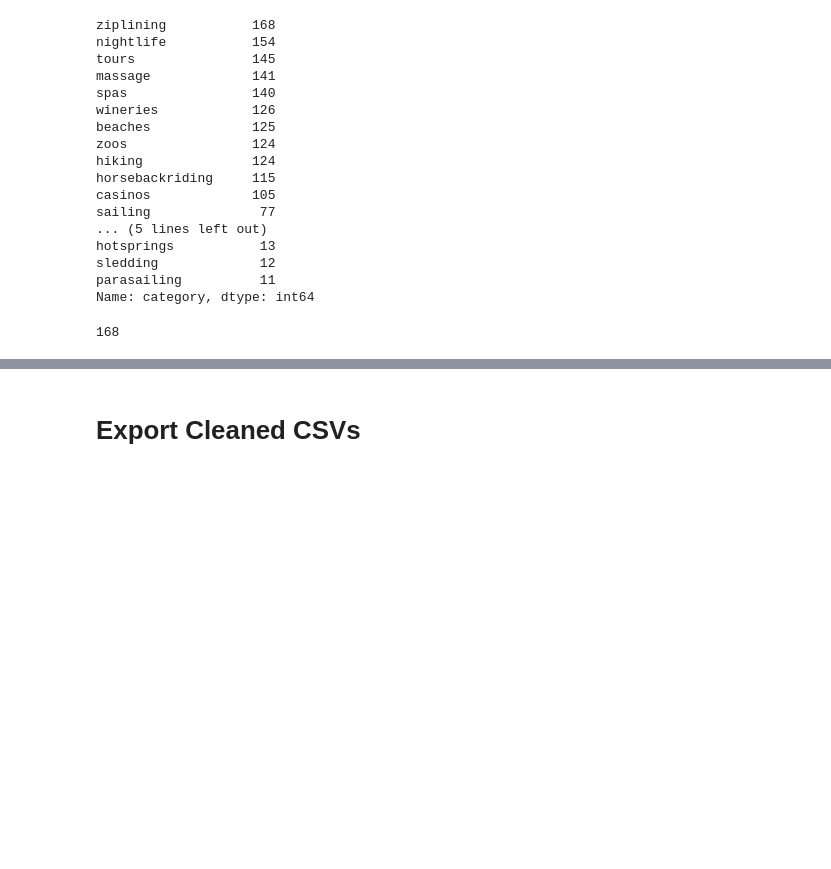
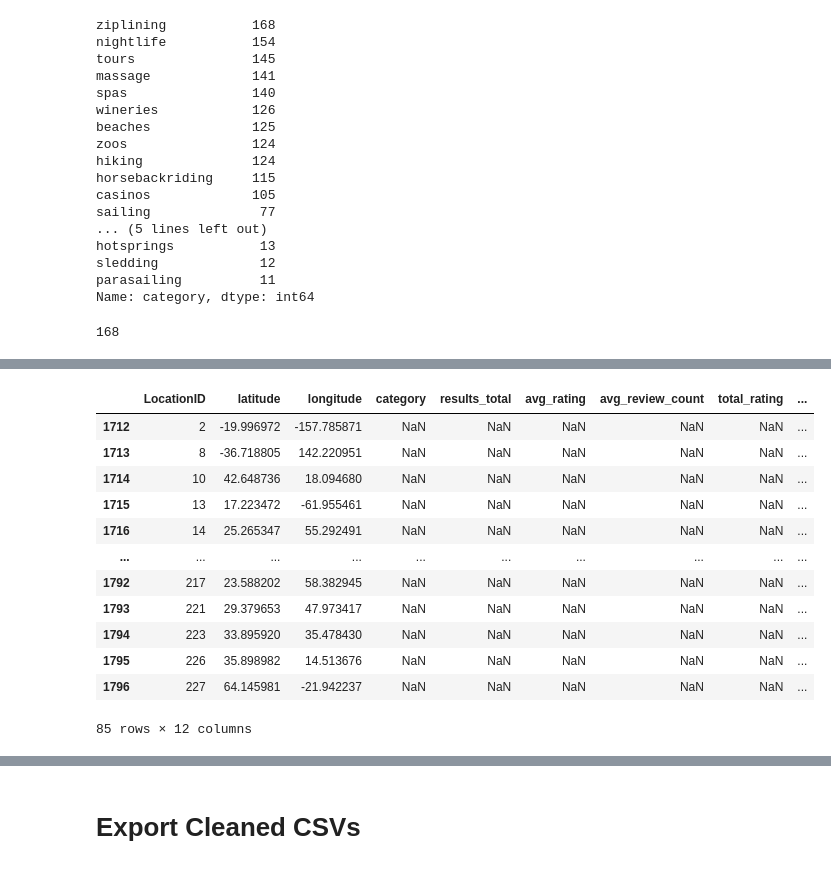
Before and after one commit to mugsiemx/honeymoon-dashboard, a Jupyter notebook: API_Calls/Yelp!API.ipynb, the cells around one changed output, grey strips where cells are left out. Drawn from its saved outputs; the diff is of its cells as text; code cells hidden in the pictures; blank space fills up the shorter version.

Commit message:
yelp updates

```diff
--- a/API_Calls/Yelp!API.ipynb
+++ b/API_Calls/Yelp!API.ipynb
@@ -280,6 +312,6 @@ value_counts
 # %%
-# # Filter the list of results to only include locations with five or more actual activities
-# location_list = value_counts["locationID"].tolist()
-# five_activities = yelp_df[~yelp_df["locationID"].isin(location_list)]
-# five_activities.reset_index(inplace=True,drop=True)
-# five_activities
+# Filter the list of results to only include locations with five or more actual activities
+location_list = value_counts["LocationID"].tolist()
+five_activities = yelp_df[~yelp_df["LocationID"].isin(location_list)]
+five_activities.reset_index(inplace=True,drop=True)
+five_activities
@@ -286,6 +332,20 @@ value_counts
 # %%
-# # Create a dataframe of all null values in the yelp dataframe
-# null_df = pd.merge(five_activities,locations_df,how="right",on=["latitude","longitude","locationID"])
-# null_df = null_df[null_df["category"].isna()]
-# null_df
+# Create a dataframe of all null values in the yelp dataframe
+null_df = pd.merge(five_activities,locations_df,how="right",on=["latitude","longitude","LocationID"])
+null_df = null_df[null_df["category"].isna()]
+null_df
+# %% [output]
+|  | LocationID | latitude | longitude | category | results_total | avg_rating | avg_review_count | total_rating | ... |
+| 1712 | 2 | -19.996972 | -157.785871 | NaN | NaN | NaN | NaN | NaN | ... |
+| 1713 | 8 | -36.718805 | 142.220951 | NaN | NaN | NaN | NaN | NaN | ... |
+| 1714 | 10 | 42.648736 | 18.094680 | NaN | NaN | NaN | NaN | NaN | ... |
+| 1715 | 13 | 17.223472 | -61.955461 | NaN | NaN | NaN | NaN | NaN | ... |
+| 1716 | 14 | 25.265347 | 55.292491 | NaN | NaN | NaN | NaN | NaN | ... |
+| ... | ... | ... | ... | ... | ... | ... | ... | ... | ... |
+| 1792 | 217 | 23.588202 | 58.382945 | NaN | NaN | NaN | NaN | NaN | ... |
+| 1793 | 221 | 29.379653 | 47.973417 | NaN | NaN | NaN | NaN | NaN | ... |
+| 1794 | 223 | 33.895920 | 35.478430 | NaN | NaN | NaN | NaN | NaN | ... |
+| 1795 | 226 | 35.898982 | 14.513676 | NaN | NaN | NaN | NaN | NaN | ... |
+| 1796 | 227 | 64.145981 | -21.942237 | NaN | NaN | NaN | NaN | NaN | ... |
+85 rows × 12 columns
 # %%
```
Also changed, not shown: parts of 9 cells of this notebook, 2 other files.
